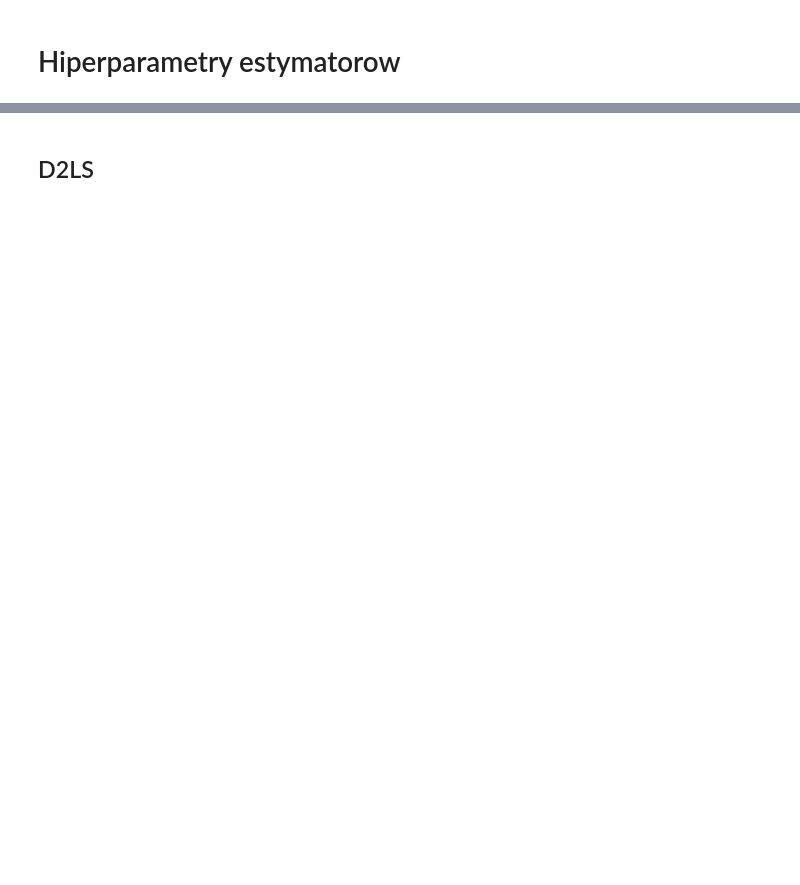
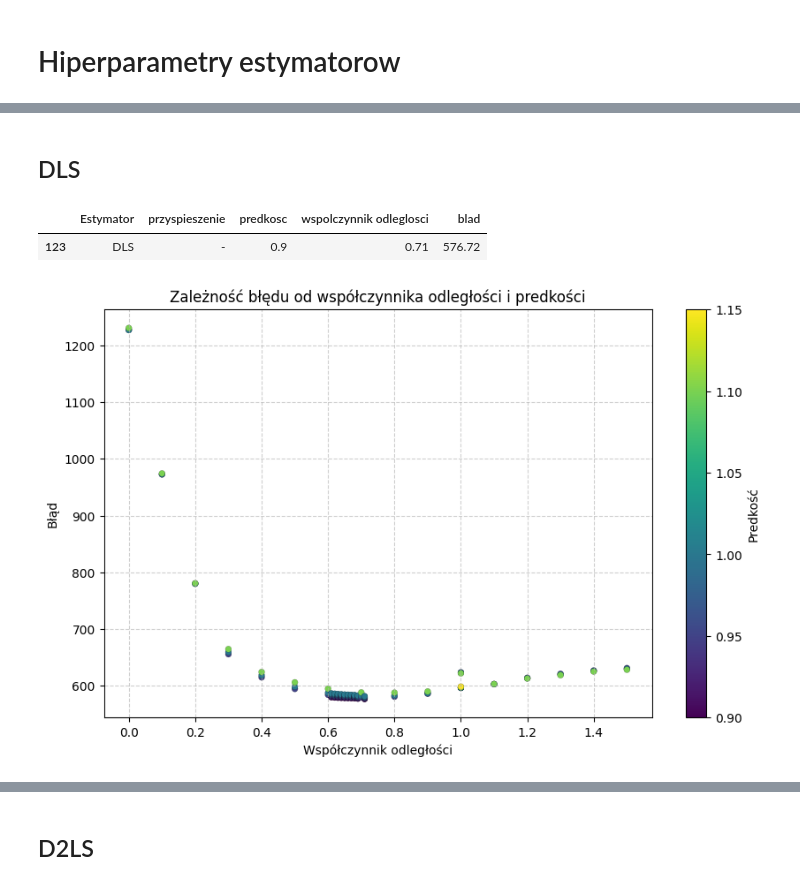
Before and after one commit to Korius668/BLE_Indoor_localization, a Jupyter notebook: notebooks/najlepsze_parametry.ipynb, the cells around one changed output, grey strips where cells are left out. Saved outputs shown, nothing was run; the diff lists cells and outputs as text; code cells hidden in the pictures; blank space fills up the shorter version.

```diff
--- a/notebooks/najlepsze_parametry.ipynb
+++ b/notebooks/najlepsze_parametry.ipynb
@@ -2,0 +33,38 @@
+# %% [markdown]
+## DLS
+# %%
+import pandas as pd
+df_dls = pd.read_csv("../tables/DLS_test_results.csv")
+df_dls.drop_duplicates(inplace=True)
+df_dls.sort_values(by=['wspolczynnik odleglosci', 'predkosc'], inplace=True)
+df_dls.to_csv("../tables/DLS_test_results.csv", index=False)
+# %%
+best_dls = df_dls[df_dls["blad"] == df_dls["blad"].min()]
+best_dls
+# %% [output]
+|  | Estymator | przyspieszenie | predkosc | wspolczynnik odleglosci | blad |
+| 123 | DLS | - | 0.9 | 0.71 | 576.72 |
+# %%
+import seaborn as sns
+import matplotlib.pyplot as plt
+plt.figure(figsize=(10, 6))
+
+sc = plt.scatter(df_dls['wspolczynnik odleglosci'],
+                 df_dls['blad'],
+                 c=df_dls['predkosc'].astype(float),
+                 cmap='viridis',
+                 s=25,
+                 edgecolor='black',
+                 linewidth=0.1)
+
+cbar = plt.colorbar(sc)
+cbar.set_label('Predkość')
+
+plt.ylabel("Błąd")
+plt.xlabel("Współczynnik odległości")
+plt.title("Zależność błędu od współczynnika odległości i predkości")
+plt.grid(True, linestyle='--', alpha=0.6)
+
+plt.show()
+# %% [output]
+[figure, added]
```
Also changed, not shown: parts of 26 cells of this notebook, 6 other files.
